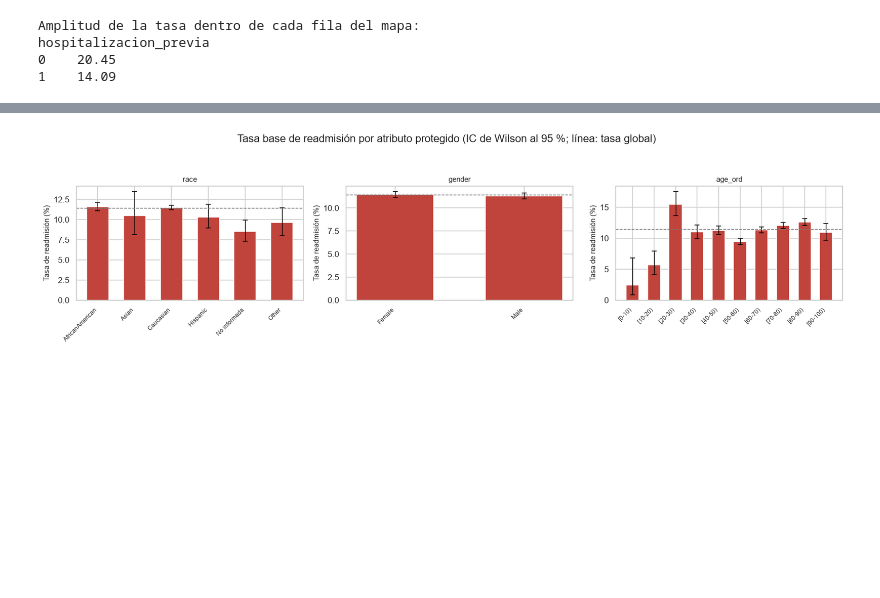
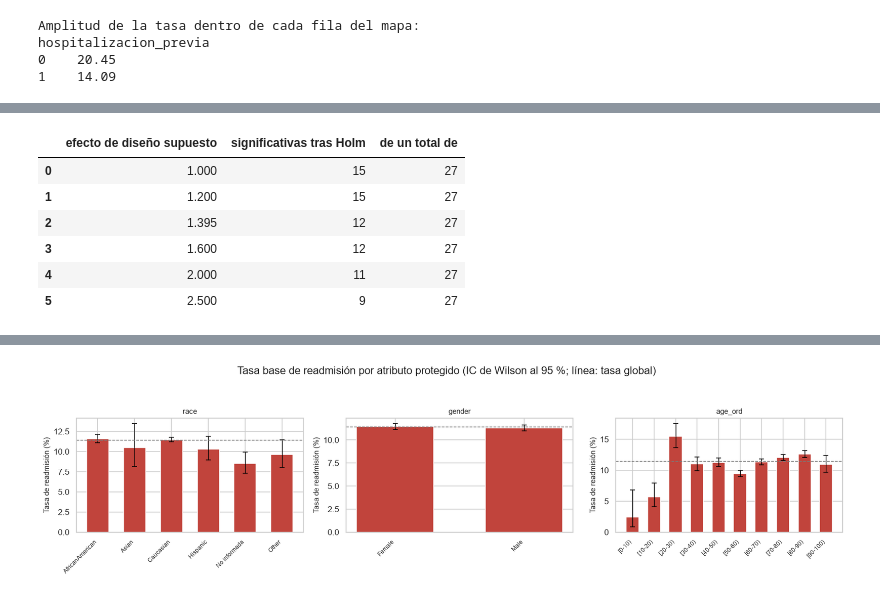
Before and after one commit to joshua2412-a/Diabetes_ProyectoML_202630, a Jupyter notebook: _sources/04_Bivariado.ipynb, the cells around one changed output, grey strips where cells are left out. Drawn from its saved outputs; the diff is of its cells as text; code cells hidden in the pictures; blank space fills up the shorter version.

```diff
--- a/_sources/04_Bivariado.ipynb
+++ b/_sources/04_Bivariado.ipynb
@@ -1027,0 +1121,27 @@ Se reporta la tasa de readmisión por grupo con su intervalo de Wilson, junto co
+# %%
+# El efecto de diseño se estimó para la prevalencia. Para las variables que
+# son casi constantes dentro del paciente (el capítulo 3 midió una
+# concordancia del 99 % en `race`) el efecto real es mayor, de modo que
+# 1.395 funciona como cota inferior de la corrección. Conviene entonces ver
+# la curva completa en lugar de un solo punto.
+filas = []
+for deff in [1.0, 1.2, EFECTO_DISENO, 1.6, 2.0, 2.5]:
+    corregida = rao_scott(asociacion_cat, deff)
+    filas.append({
+        "efecto de diseño supuesto": deff,
+        "significativas tras Holm": int(
+            (corregida["significativa (Rao-Scott)"] == "Sí").sum()),
+        "de un total de": len(corregida),
+    })
+
+sensibilidad_deff = pd.DataFrame(filas)
+guardar_resultado(sensibilidad_deff, "sensibilidad_efecto_diseno")
+sensibilidad_deff
+# %% [output]
+|  | efecto de diseño supuesto | significativas tras Holm | de un total de |
+| 0 | 1.000 | 15 | 27 |
+| 1 | 1.200 | 15 | 27 |
+| 2 | 1.395 | 12 | 27 |
+| 3 | 1.600 | 12 | 27 |
+| 4 | 2.000 | 11 | 27 |
+| 5 | 2.500 | 9 | 27 |
```
Also changed, not shown: parts of 5 cells of this notebook, 16 other files.
